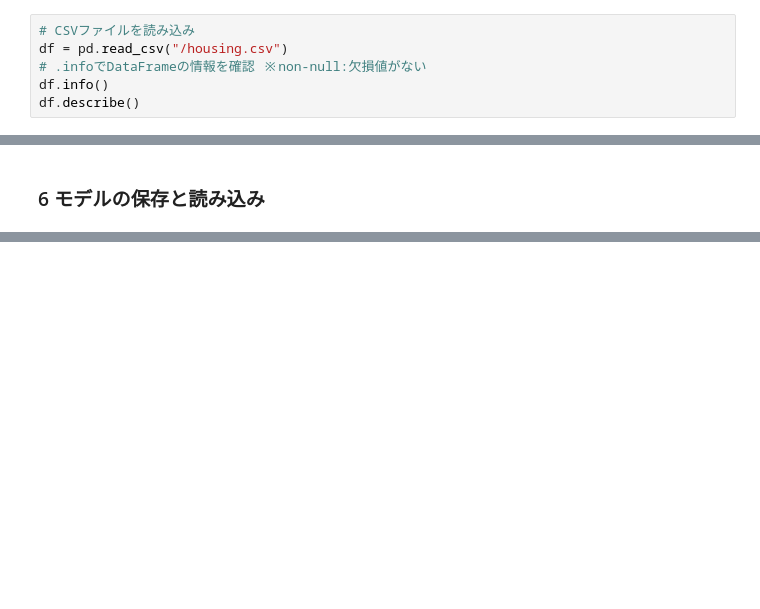
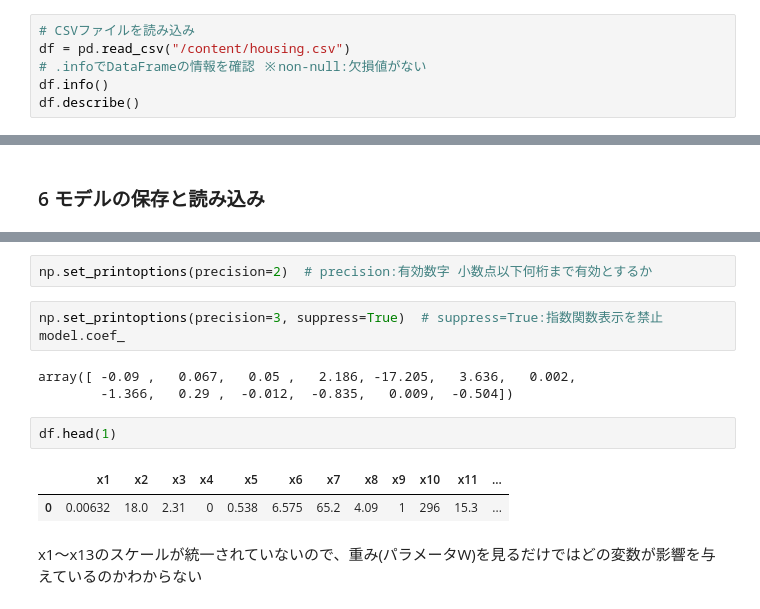
Before and after one commit to ErinaYoshida/kikagaku, a Jupyter notebook: 演習問題.ipynb, the cells around one changed output, grey strips where cells are left out. Saved outputs shown, nothing was run; the diff lists cells and outputs as text; blank space fills up the shorter version.

```diff
--- a/演習問題.ipynb
+++ b/演習問題.ipynb
@@ -7,7 +7,7 @@ import pandas as pd
 ### 1 データの読み込み
 # %%
 # CSVファイルを読み込み
-df = pd.read_csv("/housing.csv")
+df = pd.read_csv("/content/housing.csv")
 # .infoでDataFrameの情報を確認 ※non-null:欠損値がない
 df.info()
 df.describe()
@@ -189,0 +227,15 @@ model.score(x_test, t_test)
+# %%
+np.set_printoptions(precision=2)  # precision:有効数字 小数点以下何桁まで有効とするか
+# %%
+np.set_printoptions(precision=3, suppress=True)  # suppress=True:指数関数表示を禁止
+model.coef_
+# %% [output]
+array([ -0.09 ,   0.067,   0.05 ,   2.186, -17.205,   3.636,   0.002,
+        -1.366,   0.29 ,  -0.012,  -0.835,   0.009,  -0.504])
+# %%
+df.head(1)
+# %% [output]
+|  | x1 | x2 | x3 | x4 | x5 | x6 | x7 | x8 | x9 | x10 | x11 | ... |
+| 0 | 0.00632 | 18.0 | 2.31 | 0 | 0.538 | 6.575 | 65.2 | 4.09 | 1 | 296 | 15.3 | ... |
+# %% [markdown]
+x1～x13のスケールが統一されていないので、重み(パラメータW)を見るだけではどの変数が影響を与えているのかわからない
```
Also changed, not shown: parts of 8 cells of this notebook.
